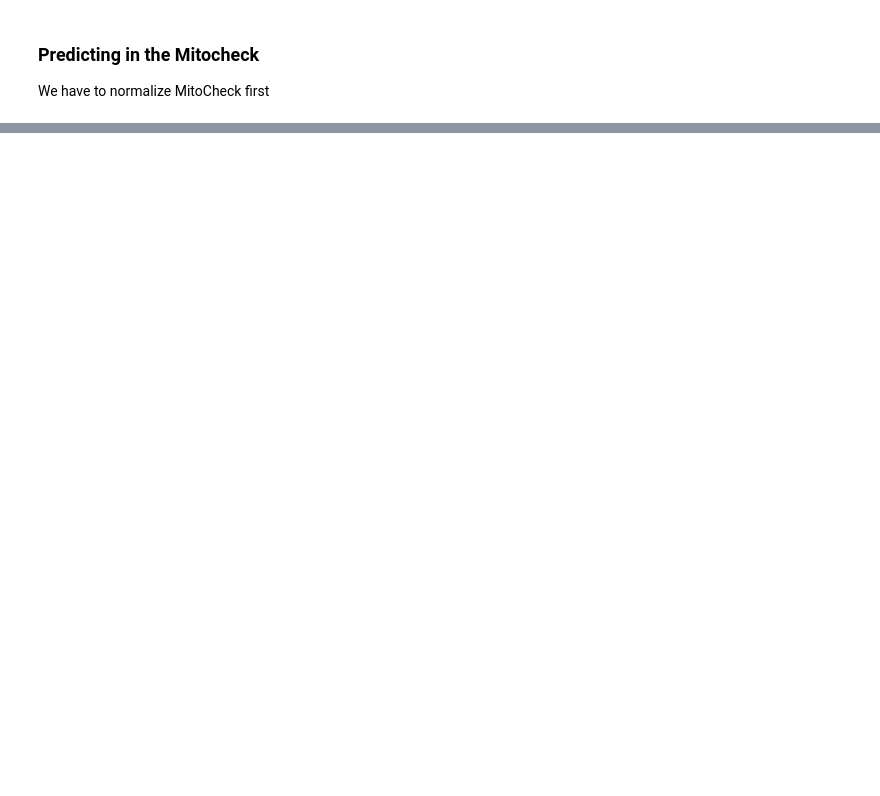
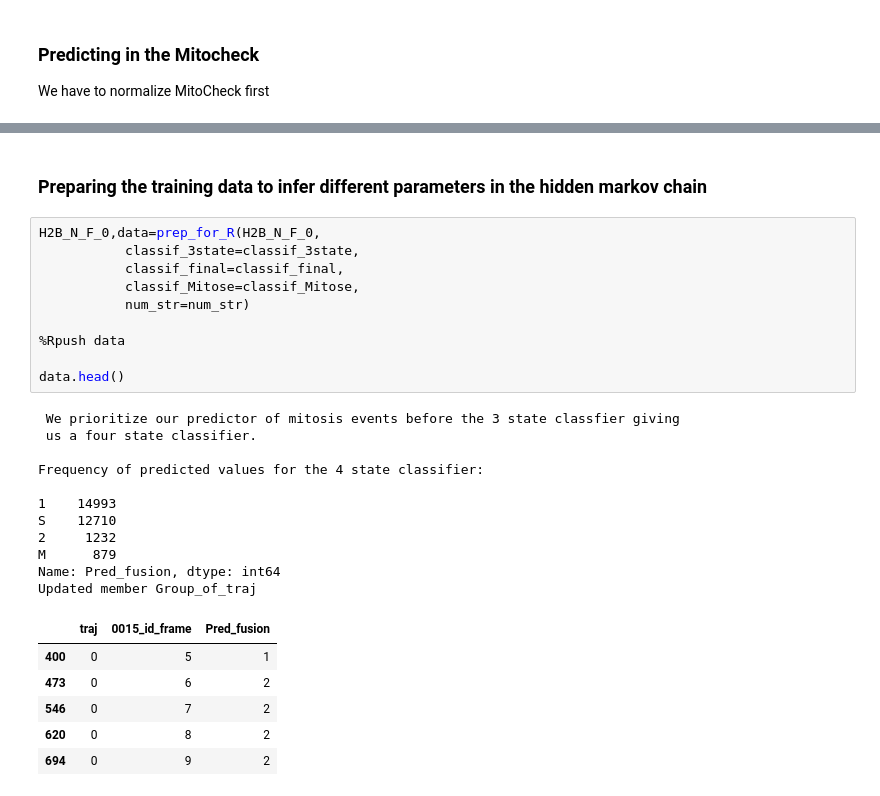
Before and after one commit to PeterJackNaylor/InternWork2, a Jupyter notebook: MitoCheck.ipynb, the cells around one changed output, grey strips where cells are left out. Cells and saved outputs as stored; diff of their text form; blank space fills up the shorter version.

```diff
--- a/MitoCheck.ipynb
+++ b/MitoCheck.ipynb
@@ -290 +244,31 @@ MitoCheck.data
+# %% [markdown]
+### Preparing the training data to infer different parameters in the hidden markov chain
+# %%
+H2B_N_F_0,data=prep_for_R(H2B_N_F_0,
+           classif_3state=classif_3state,
+           classif_final=classif_final,
+           classif_Mitose=classif_Mitose,
+           num_str=num_str)
+
+%Rpush data
+
+data.head()
+# %% [output]
+ We prioritize our predictor of mitosis events before the 3 state classfier giving
+ us a four state classifier.
+
+Frequency of predicted values for the 4 state classifier:
+
+1    14993
+S    12710
+2     1232
+M      879
+Name: Pred_fusion, dtype: int64
+Updated member Group_of_traj
+|  | traj | 0015_id_frame | Pred_fusion |
+| 400 | 0 | 5 | 1 |
+| 473 | 0 | 6 | 2 |
+| 546 | 0 | 7 | 2 |
+| 620 | 0 | 8 | 2 |
+| 694 | 0 | 9 | 2 |
 # %% [markdown]
```
Also changed, not shown: parts of 27 cells of this notebook, 3 other files.
